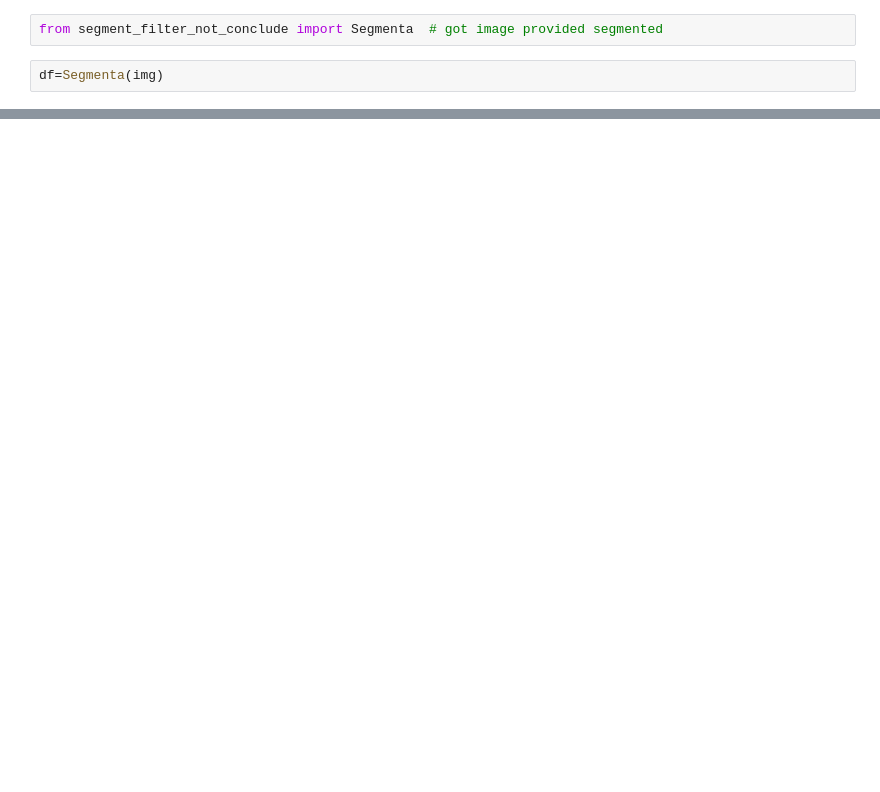
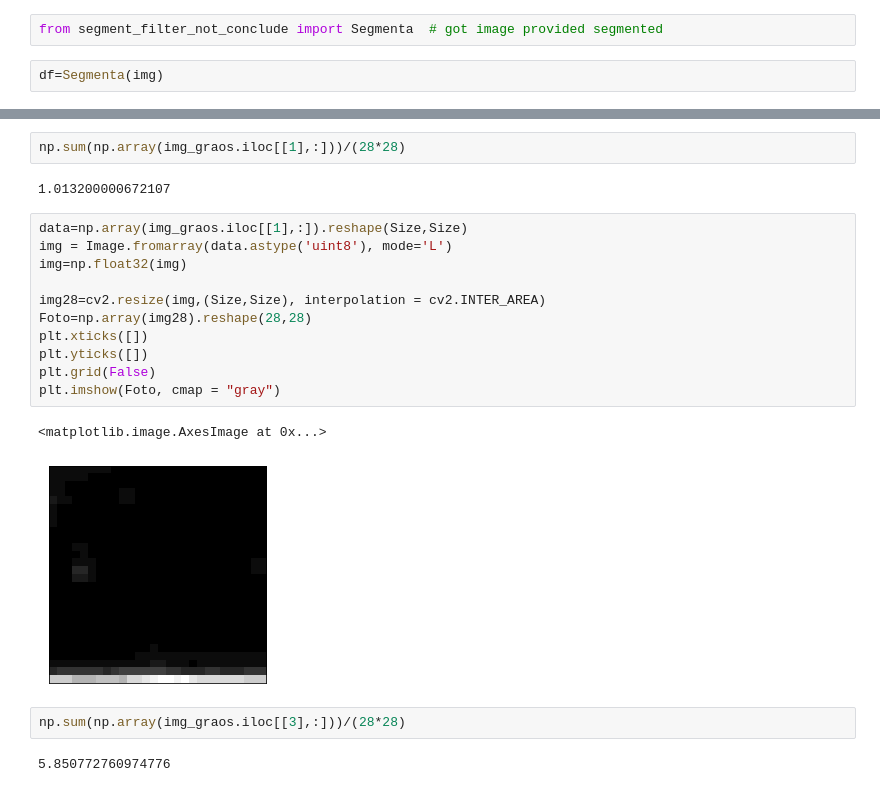
Before and after one commit to ucfilho/marquesgabi_paper_fev_2021, a Jupyter notebook: Segment_Ajuste_mar_2021/Fig_05_BIG_Segmentation_abril_05_2021.ipynb, the cells around one changed output, grey strips where cells are left out. Cells and saved outputs as stored; diff of their text form; blank space fills up the shorter version.

```diff
--- a/Segment_Ajuste_mar_2021/Fig_05_BIG_Segmentation_abril_05_2021.ipynb
+++ b/Segment_Ajuste_mar_2021/Fig_05_BIG_Segmentation_abril_05_2021.ipynb
@@ -120,2 +144,24 @@ print(img_graos)
 
 [25 rows x 784 columns]
+# %%
+np.sum(np.array(img_graos.iloc[[1],:]))/(28*28)
+# %% [output]
+1.013200000672107
+# %%
+data=np.array(img_graos.iloc[[1],:]).reshape(Size,Size)
+img = Image.fromarray(data.astype('uint8'), mode='L')
+img=np.float32(img)
+
+img28=cv2.resize(img,(Size,Size), interpolation = cv2.INTER_AREA)
+Foto=np.array(img28).reshape(28,28)
+plt.xticks([])
+plt.yticks([])
+plt.grid(False)
+plt.imshow(Foto, cmap = "gray")
+# %% [output]
+<matplotlib.image.AxesImage at 0x...>
+[figure, added]
+# %%
+np.sum(np.array(img_graos.iloc[[3],:]))/(28*28)
+# %% [output]
+5.850772760974776
```
Also changed, not shown: parts of 11 cells of this notebook.
